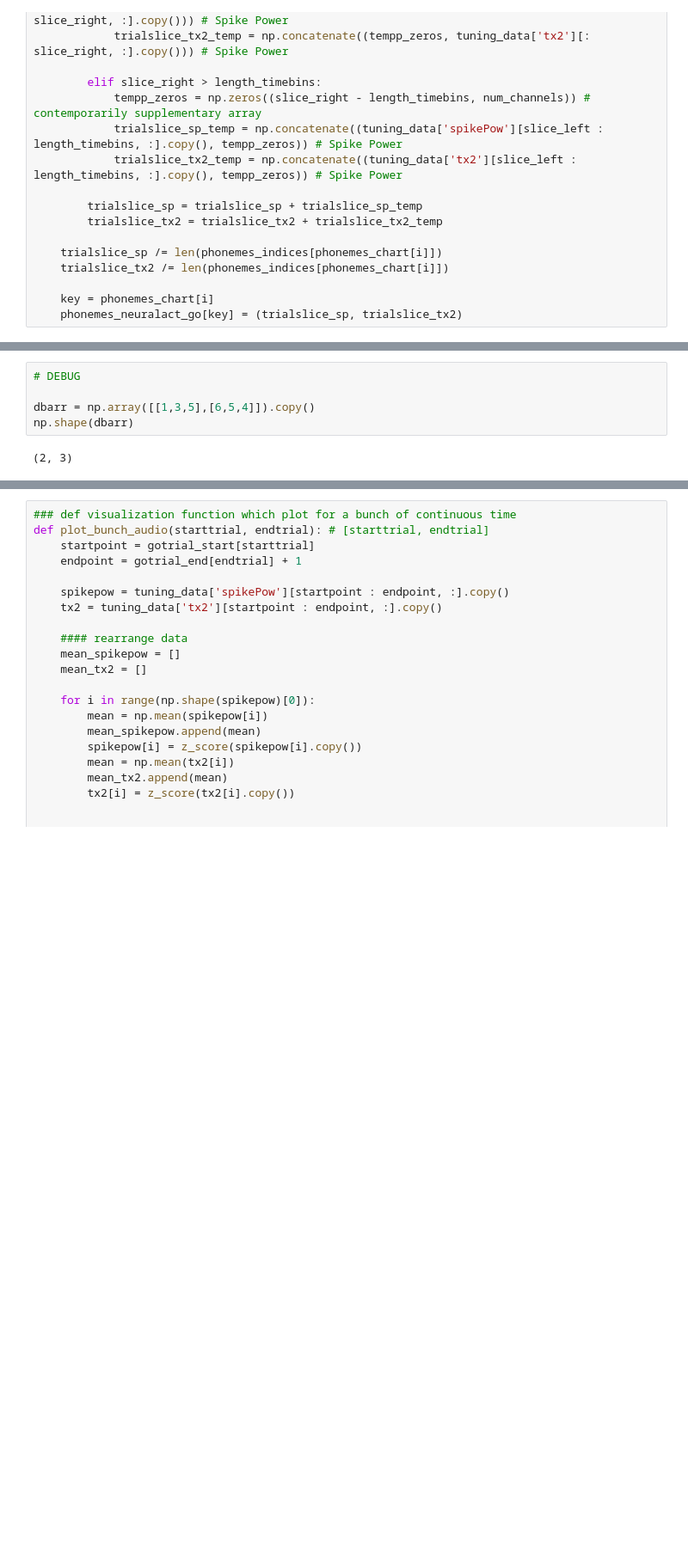
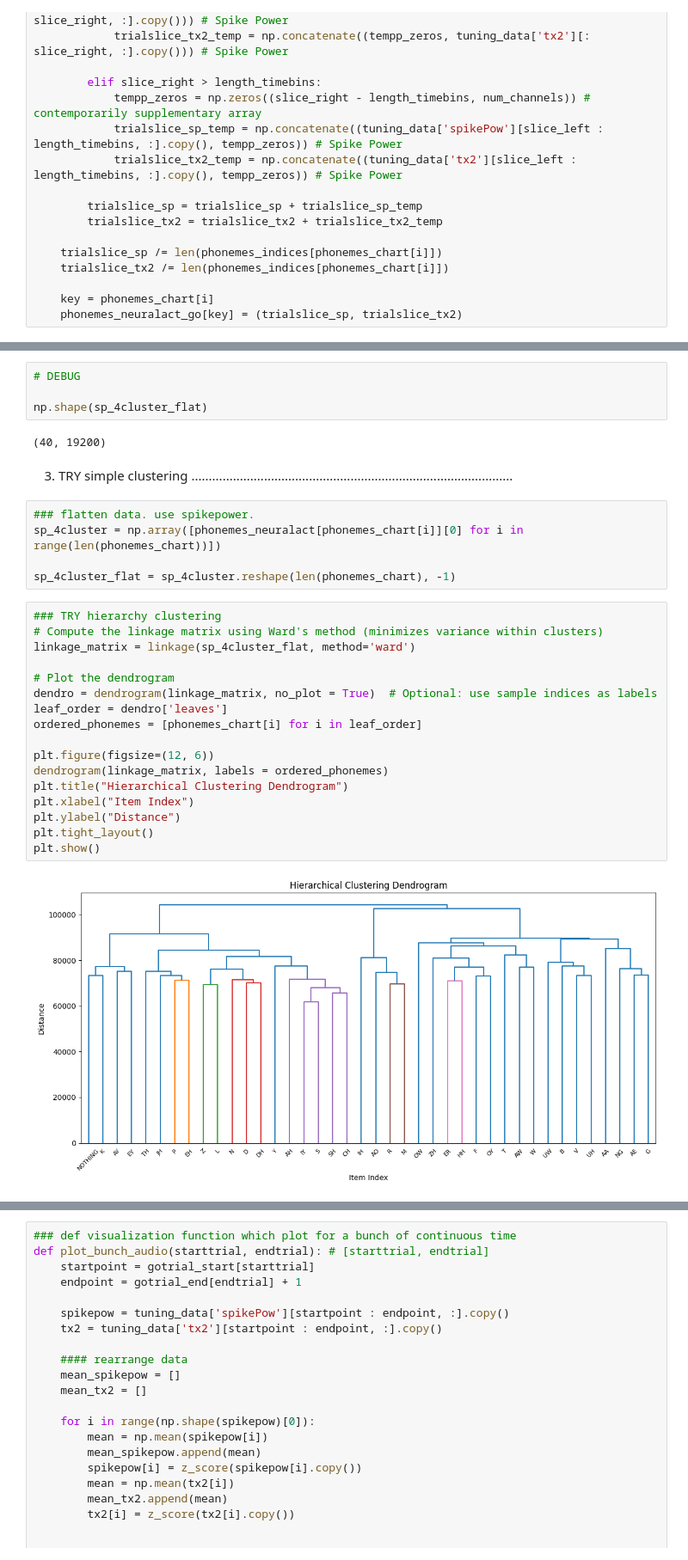
Before and after one commit to ctu-3u/speechBCI, a Jupyter notebook: Practice/pho_act_chart.ipynb, the cells around one changed output, grey strips where cells are left out. Shown at 86% size. Cells and saved outputs as stored; diff of their text form; blank space fills up the shorter version.

Commit message:
arrange data in a different way

```diff
--- a/Practice/pho_act_chart.ipynb
+++ b/Practice/pho_act_chart.ipynb
@@ -238,7 +252,32 @@ plot_lfpraster_allcondition(phonemes_neuralact_go)
-# %%
-# DEBUG
-
-dbarr = np.array([[1,3,5],[6,5,4]]).copy()
-np.shape(dbarr)
-# %% [output]
-(2, 3)
+# %%
+# DEBUG
+
+np.shape(sp_4cluster_flat)
+# %% [output]
+(40, 19200)
+# %% [markdown]
+3. TRY simple clustering .............................................................................................
+# %%
+### flatten data. use spikepower.
+sp_4cluster = np.array([phonemes_neuralact[phonemes_chart[i]][0] for i in range(len(phonemes_chart))])
+
+sp_4cluster_flat = sp_4cluster.reshape(len(phonemes_chart), -1)
+# %%
+### TRY hierarchy clustering
+# Compute the linkage matrix using Ward's method (minimizes variance within clusters)
+linkage_matrix = linkage(sp_4cluster_flat, method='ward')
+
+# Plot the dendrogram
+dendro = dendrogram(linkage_matrix, no_plot = True)  # Optional: use sample indices as labels
+leaf_order = dendro['leaves']
+ordered_phonemes = [phonemes_chart[i] for i in leaf_order]
+
+plt.figure(figsize=(12, 6))
+dendrogram(linkage_matrix, labels = ordered_phonemes)
+plt.title("Hierarchical Clustering Dendrogram")
+plt.xlabel("Item Index")
+plt.ylabel("Distance")
+plt.tight_layout()
+plt.show()
+# %% [output]
+[figure, added]
```
Also changed, not shown: parts of 13 cells of this notebook, 1 other file.
